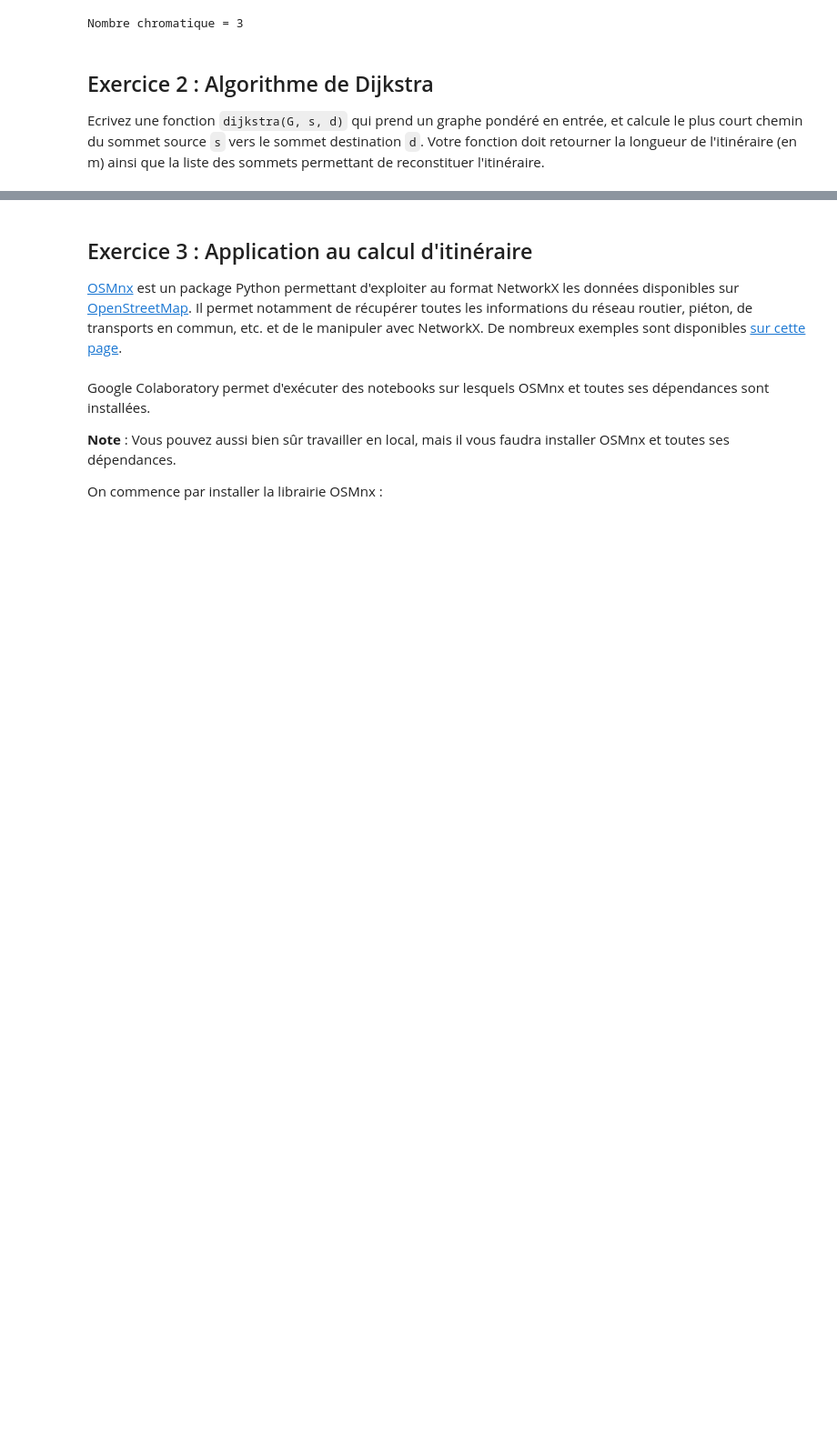
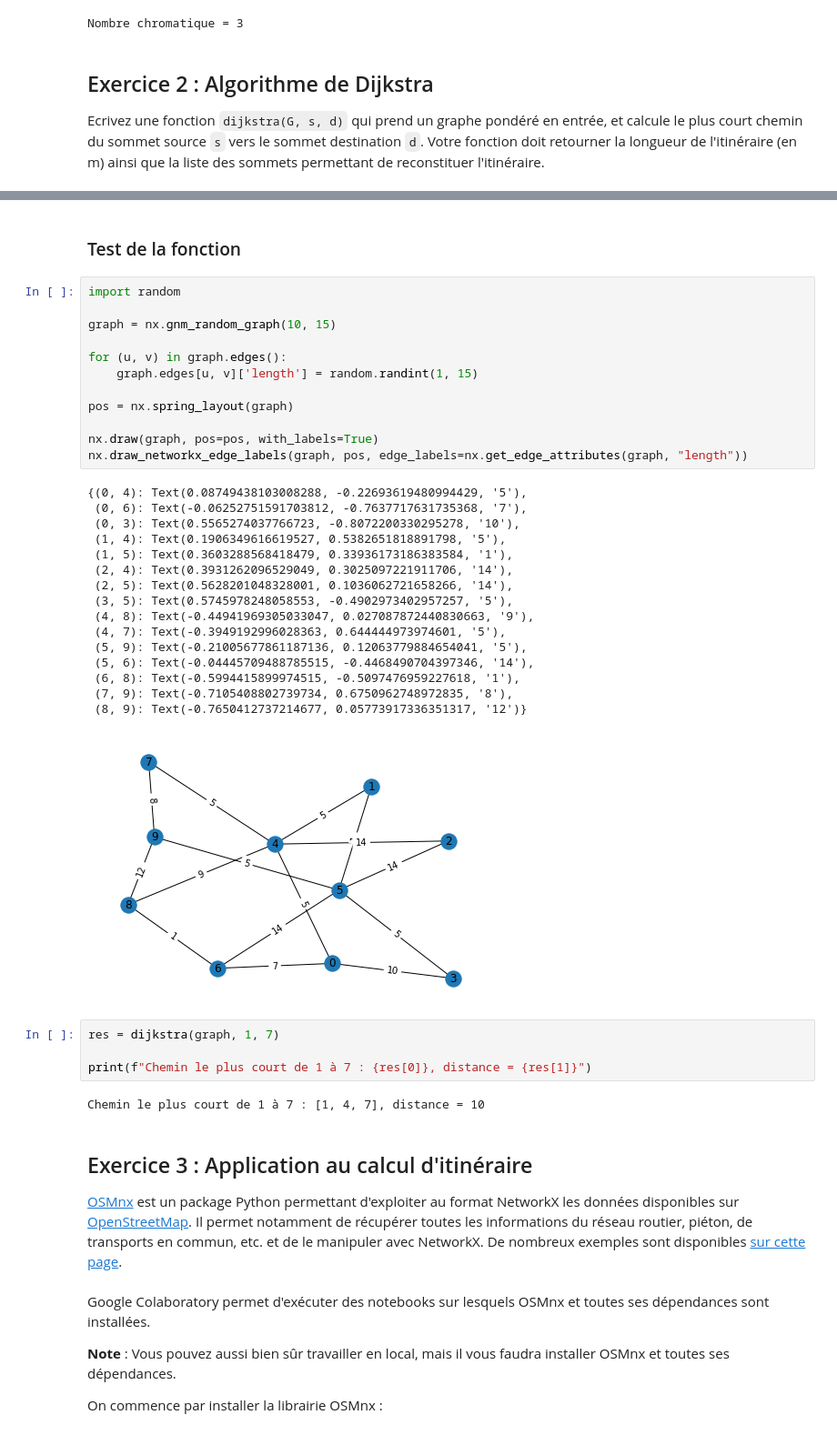
Before and after one commit to B4tiste/CPE, a Jupyter notebook: S6/Algo/TP/Djirska/TP.ipynb, the cells around one changed output, grey strips where cells are left out. Shown at 91% size. Cells and saved outputs as stored; diff of their text form; blank space fills up the shorter version.

```diff
--- a/S6/Algo/TP/Djirska/TP.ipynb
+++ b/S6/Algo/TP/Djirska/TP.ipynb
@@ -493,3 +506,40 @@ Ecrivez une fonction `dijkstra(G, s, d)` qui prend un graphe pondéré en entré
+# %% [markdown]
+### Test de la fonction
+# %%
+import random
+
+graph = nx.gnm_random_graph(10, 15)
+
+for (u, v) in graph.edges():
+    graph.edges[u, v]['length'] = random.randint(1, 15)
+
+pos = nx.spring_layout(graph)
+
+nx.draw(graph, pos=pos, with_labels=True)
+nx.draw_networkx_edge_labels(graph, pos, edge_labels=nx.get_edge_attributes(graph, "length"))
+# %% [output]
+{(0, 4): Text(0.08749438103008288, -0.22693619480994429, '5'),
+ (0, 6): Text(-0.06252751591703812, -0.7637717631735368, '7'),
+ (0, 3): Text(0.5565274037766723, -0.8072200330295278, '10'),
+ (1, 4): Text(0.1906349616619527, 0.5382651818891798, '5'),
+ (1, 5): Text(0.3603288568418479, 0.33936173186383584, '1'),
+ (2, 4): Text(0.3931262096529049, 0.3025097221911706, '14'),
+ (2, 5): Text(0.5628201048328001, 0.1036062721658266, '14'),
+ (3, 5): Text(0.5745978248058553, -0.4902973402957257, '5'),
+ (4, 8): Text(-0.44941969305033047, 0.027087872440830663, '9'),
+ (4, 7): Text(-0.3949192996028363, 0.644444973974601, '5'),
+ (5, 9): Text(-0.21005677861187136, 0.12063779884654041, '5'),
+ (5, 6): Text(-0.04445709488785515, -0.4468490704397346, '14'),
+ (6, 8): Text(-0.5994415899974515, -0.5097476959227618, '1'),
+ (7, 9): Text(-0.7105408802739734, 0.6750962748972835, '8'),
+ (8, 9): Text(-0.7650412737214677, 0.05773917336351317, '12')}
+[figure, added]
+# %%
+res = dijkstra(graph, 1, 7)
+
+print(f"Chemin le plus court de 1 à 7 : {res[0]}, distance = {res[1]}")
+# %% [output]
+Chemin le plus court de 1 à 7 : [1, 4, 7], distance = 10
 # %% [markdown]
 ## Exercice 3 : Application au calcul d'itinéraire
 [OSMnx](https://geoffboeing.com/2016/11/osmnx-python-street-networks/) est un package Python permettant d'exploiter au format NetworkX les données disponibles sur [OpenStreetMap](https://openstreetmap.org). Il permet notamment de récupérer toutes les informations du réseau routier, piéton, de transports en commun, etc. et de le manipuler avec NetworkX. De nombreux exemples sont disponibles [sur cette page](https://github.com/gboeing/osmnx-examples).
```
Also changed, not shown: parts of 11 cells of this notebook.
